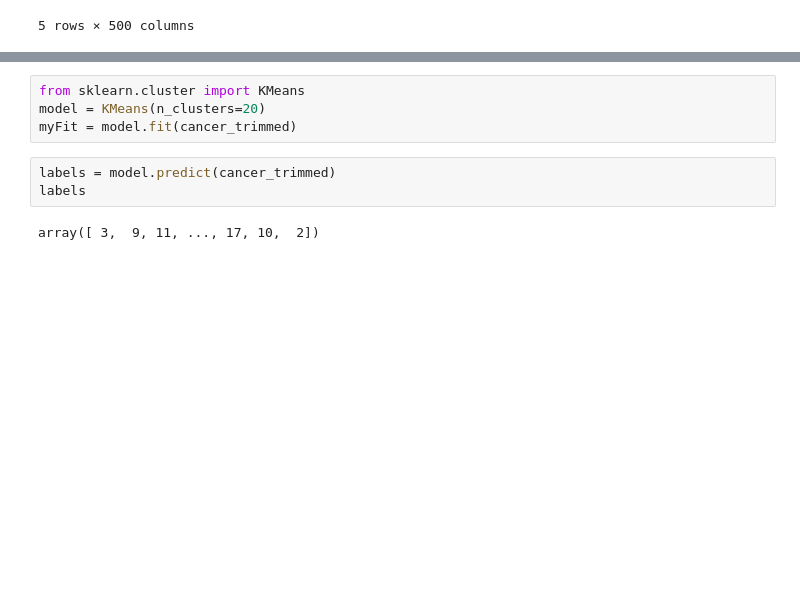
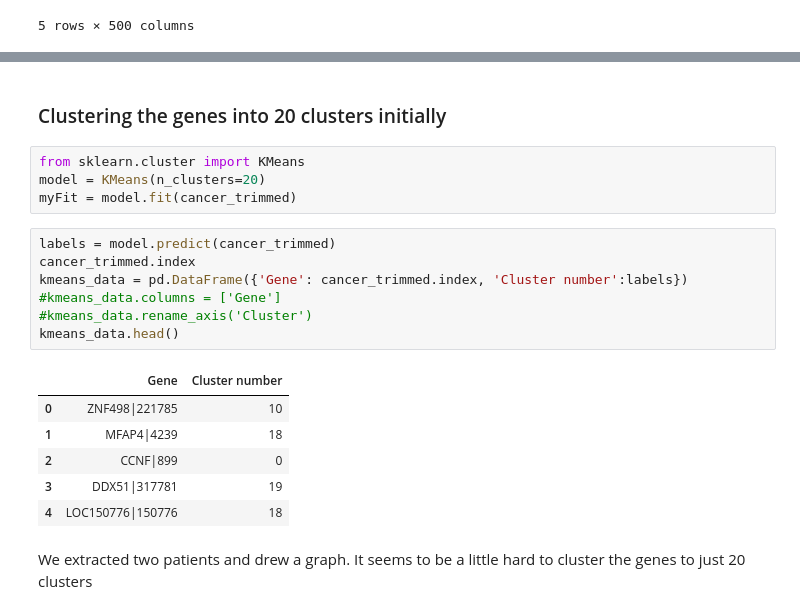
Before and after one commit to bluecube246/Mini-Projects-Assignments, a Jupyter notebook: Project Cancer Classification1.ipynb, the cells around one changed output, grey strips where cells are left out. Cells and saved outputs as stored; diff of their text form; blank space fills up the shorter version.

```diff
--- a/Project Cancer Classification1.ipynb
+++ b/Project Cancer Classification1.ipynb
@@ -53,13 +59,26 @@ cancer_trimmed.head()
 5 rows × 50 columns
+# %% [markdown]
+<h3>Clustering the genes into 20 clusters initially</h3>
 # %%
 from sklearn.cluster import KMeans
 model = KMeans(n_clusters=20)
 myFit = model.fit(cancer_trimmed)
-# %%
-labels = model.predict(cancer_trimmed)
-labels
-# %% [output]
-array([ 3,  9, 11, ..., 17, 10,  2])
+# %%
+labels = model.predict(cancer_trimmed)
+cancer_trimmed.index
+kmeans_data = pd.DataFrame({'Gene': cancer_trimmed.index, 'Cluster number':labels})
+#kmeans_data.columns = ['Gene']
+#kmeans_data.rename_axis('Cluster')
+kmeans_data.head()
+# %% [output]
+|  | Gene | Cluster number |
+| 0 | ZNF498|221785 | 10 |
+| 1 | MFAP4|4239 | 18 |
+| 2 | CCNF|899 | 0 |
+| 3 | DDX51|317781 | 19 |
+| 4 | LOC150776|150776 | 18 |
+# %% [markdown]
+We extracted two patients and drew a graph. It seems to be a little hard to cluster the genes to just 20 clusters
 # %%
 xs = cancer_trimmed.iloc[:,0]
 ys = cancer_trimmed.iloc[:,2]
```
Also changed, not shown: parts of 21 cells of this notebook.
